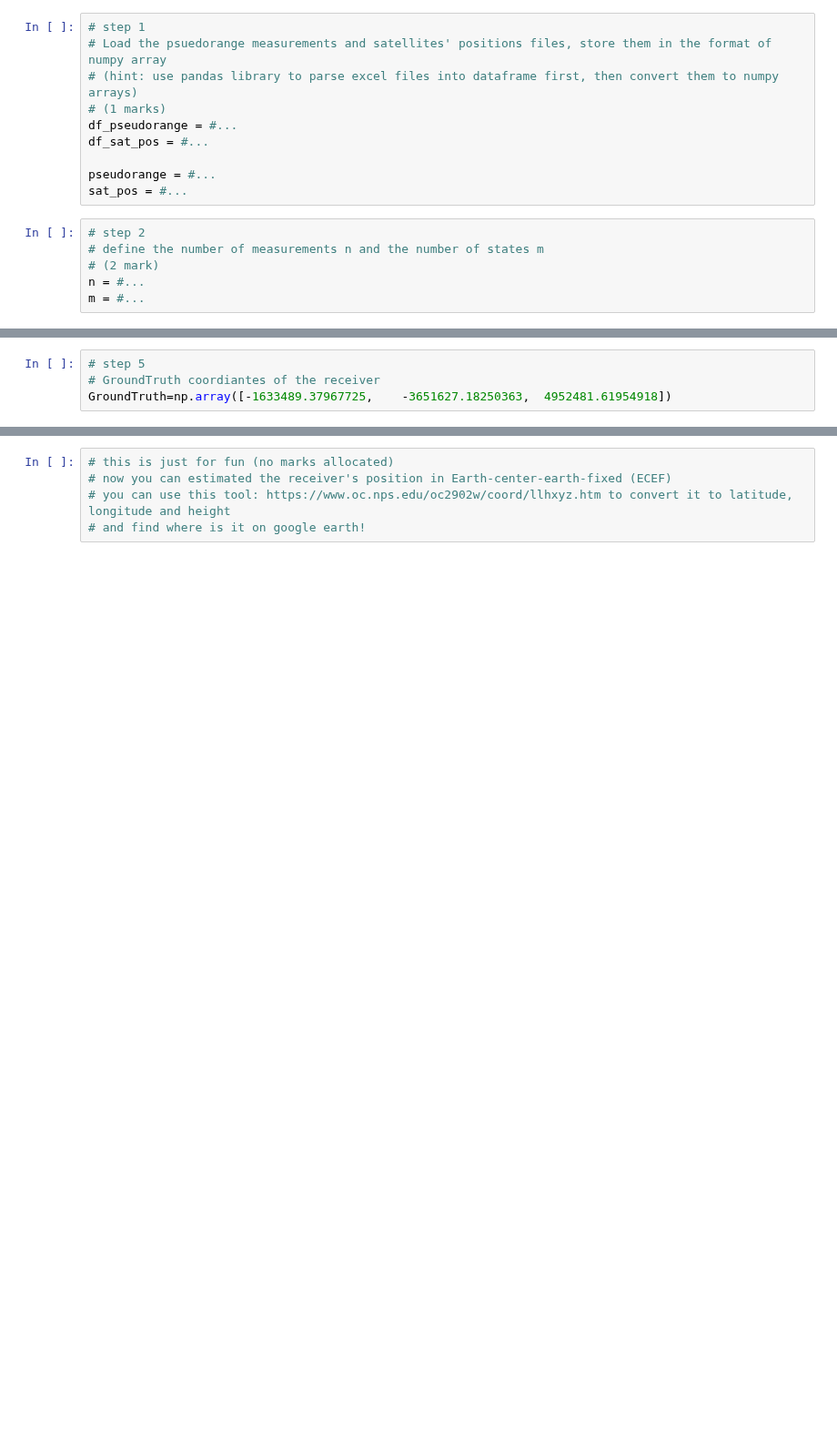
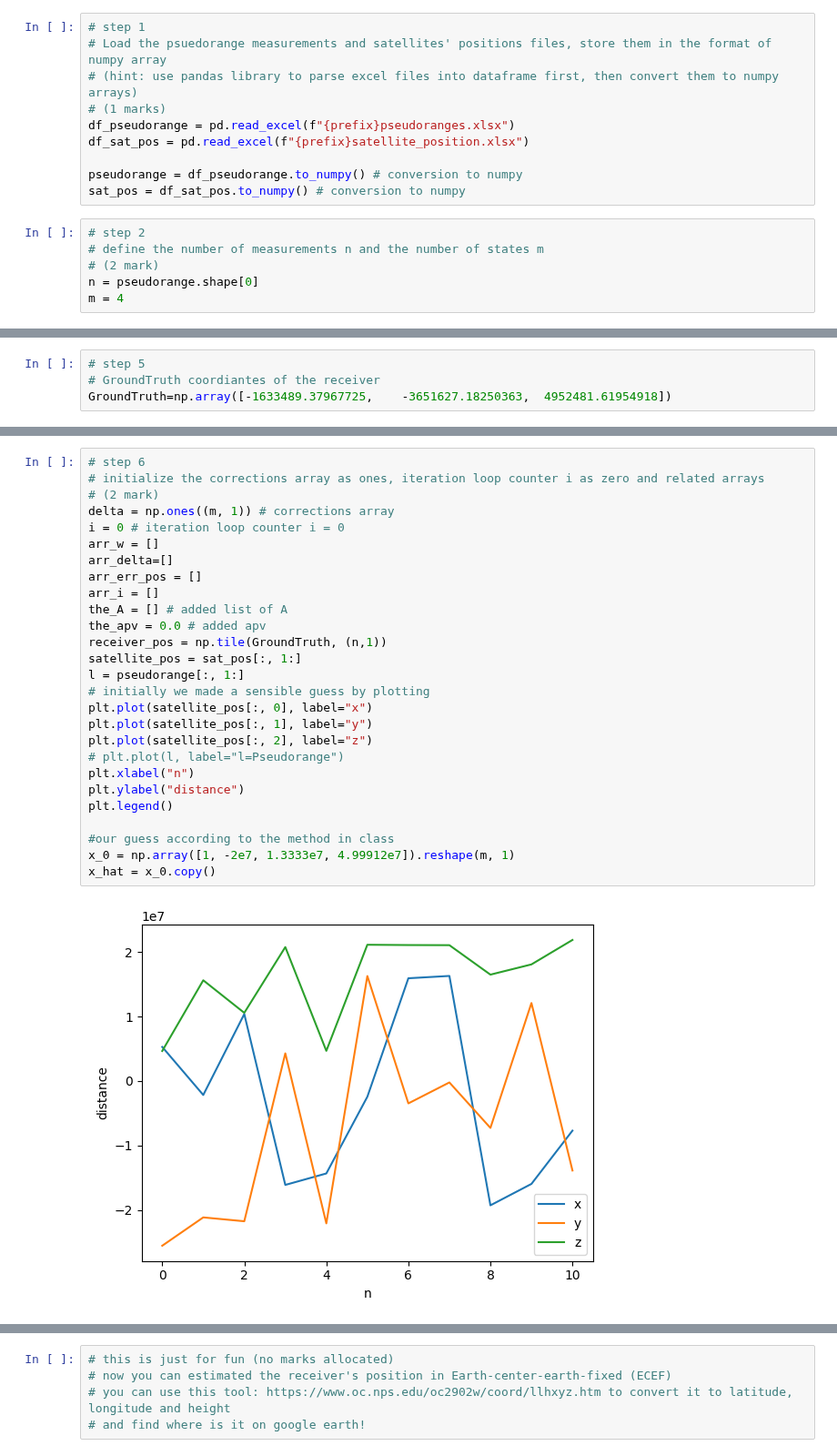
Before and after one commit to eunice-nwaobi/ENGG680_LAB_ASSIGNMENTS, a Jupyter notebook: Lab_Assignment2/Assignment2.ipynb, the cells around one changed output, grey strips where cells are left out. Shown at 91% size. Drawn from its saved outputs; the diff is of its cells as text; blank space fills up the shorter version.

```diff
--- a/Lab_Assignment2/Assignment2.ipynb
+++ b/Lab_Assignment2/Assignment2.ipynb
@@ -217,17 +336,17 @@ These will be our states of interest, and we are going to estimate them in the f
 # Load the psuedorange measurements and satellites' positions files, store them in the format of numpy array
 # (hint: use pandas library to parse excel files into dataframe first, then convert them to numpy arrays)
 # (1 marks)
-df_pseudorange = #...
-df_sat_pos = #...
+df_pseudorange = pd.read_excel(f"{prefix}pseudoranges.xlsx")
+df_sat_pos = pd.read_excel(f"{prefix}satellite_position.xlsx")
 
-pseudorange = #...
-sat_pos = #...
+pseudorange = df_pseudorange.to_numpy() # conversion to numpy
+sat_pos = df_sat_pos.to_numpy() # conversion to numpy
 # %%
 # step 2
 # define the number of measurements n and the number of states m
 # (2 mark)
-n = #...
-m = #...
+n = pseudorange.shape[0]
+m = 4
 # %%
 # step 3
 # Given that the variance of observation is 1 (m^2), define the weight matrix P
@@ -256,3 +364,32 @@ x_hat = x_0.copy()
+# %%
+# step 6
+# initialize the corrections array as ones, iteration loop counter i as zero and related arrays
+# (2 mark)
+delta = np.ones((m, 1)) # corrections array
+i = 0 # iteration loop counter i = 0
+arr_w = []
+arr_delta=[]
+arr_err_pos = []
+arr_i = []
+the_A = [] # added list of A
+the_apv = 0.0 # added apv
+receiver_pos = np.tile(GroundTruth, (n,1))
+satellite_pos = sat_pos[:, 1:]
+l = pseudorange[:, 1:]
+# initially we made a sensible guess by plotting
+plt.plot(satellite_pos[:, 0], label="x")
+plt.plot(satellite_pos[:, 1], label="y")
+plt.plot(satellite_pos[:, 2], label="z")
+# plt.plot(l, label="l=Pseudorange")
+plt.xlabel("n")
+plt.ylabel("distance")
+plt.legend()
+
+#our guess according to the method in class
+x_0 = np.array([1, -2e7, 1.3333e7, 4.99912e7]).reshape(m, 1)
+x_hat = x_0.copy()
+# %% [output]
+[figure, added]
 # %%
 # step 7
 # define a function called euclidean_norm, which computes the geometric distances between satellites and receiver
```
Also changed, not shown: parts of 29 cells of this notebook, 5 other files.
